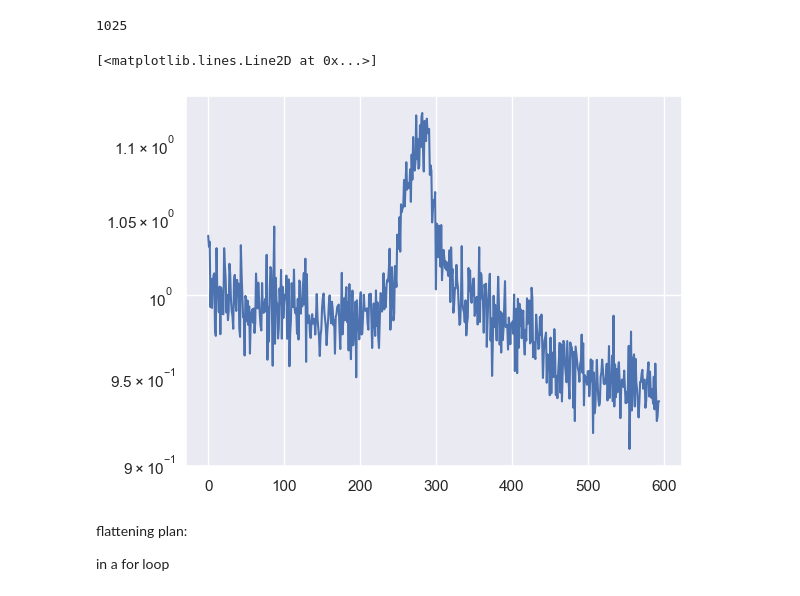
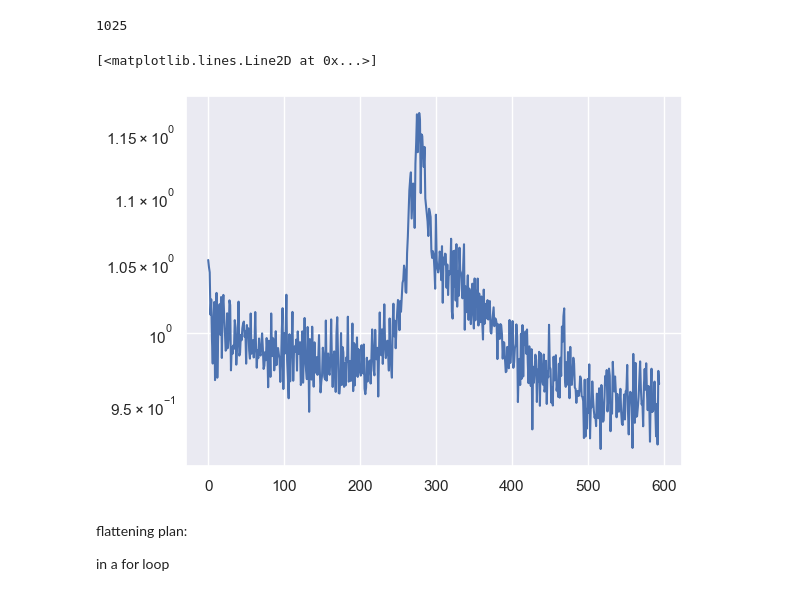
Before and after one commit to lea-yamashiro/FFC_4, a Jupyter notebook: code/Lea/leusch_gain.ipynb, the cells around one changed output. Cells and saved outputs as stored; diff of their text form; code cells hidden in the pictures.

```diff
--- a/code/Lea/leusch_gain.ipynb
+++ b/code/Lea/leusch_gain.ipynb
@@ -255,11 +298,11 @@ len(divided[0])
 # %% [output]
 1025
 # %%
-plt.semilogy(chunked0[5])
+plt.semilogy(chunked0[30])
 #plt.ylim(6e-1, 0.2e1)
 # %% [output]
 [<matplotlib.lines.Line2D at 0x...>]
-[figure, old version]
+[figure, new version]
 # %% [markdown]
 flattening plan:
 
```
Also changed, not shown: parts of 8 cells of this notebook.
